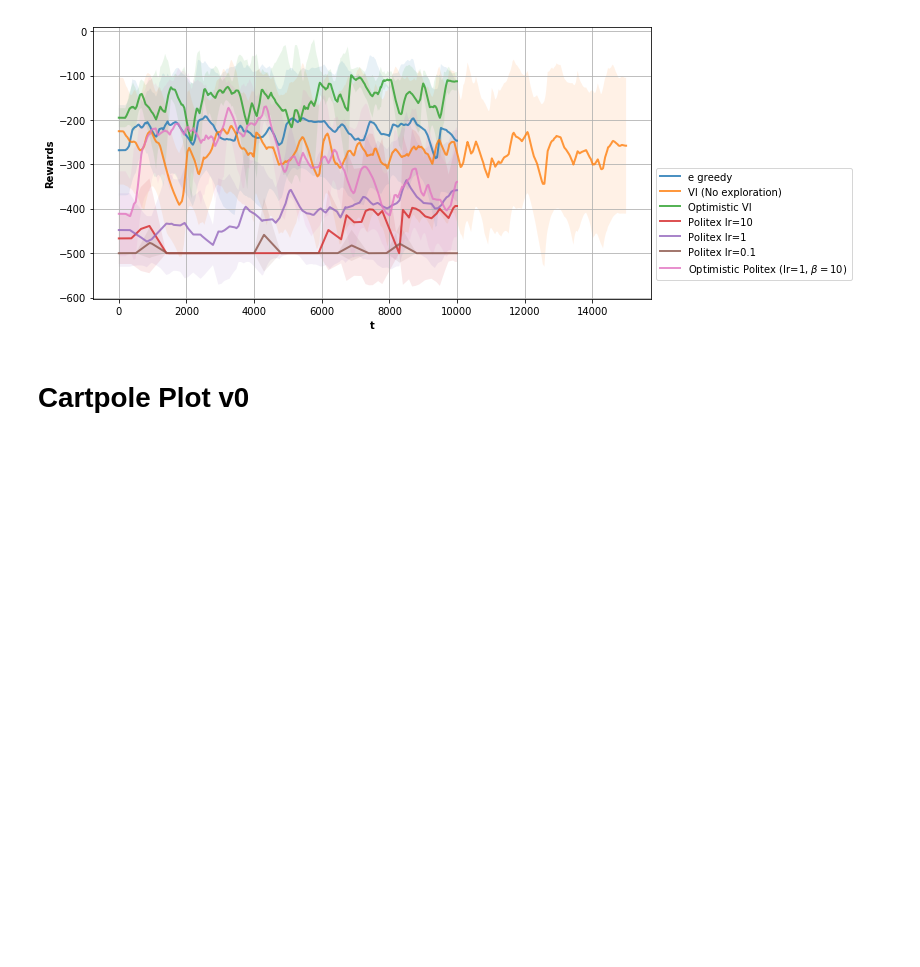
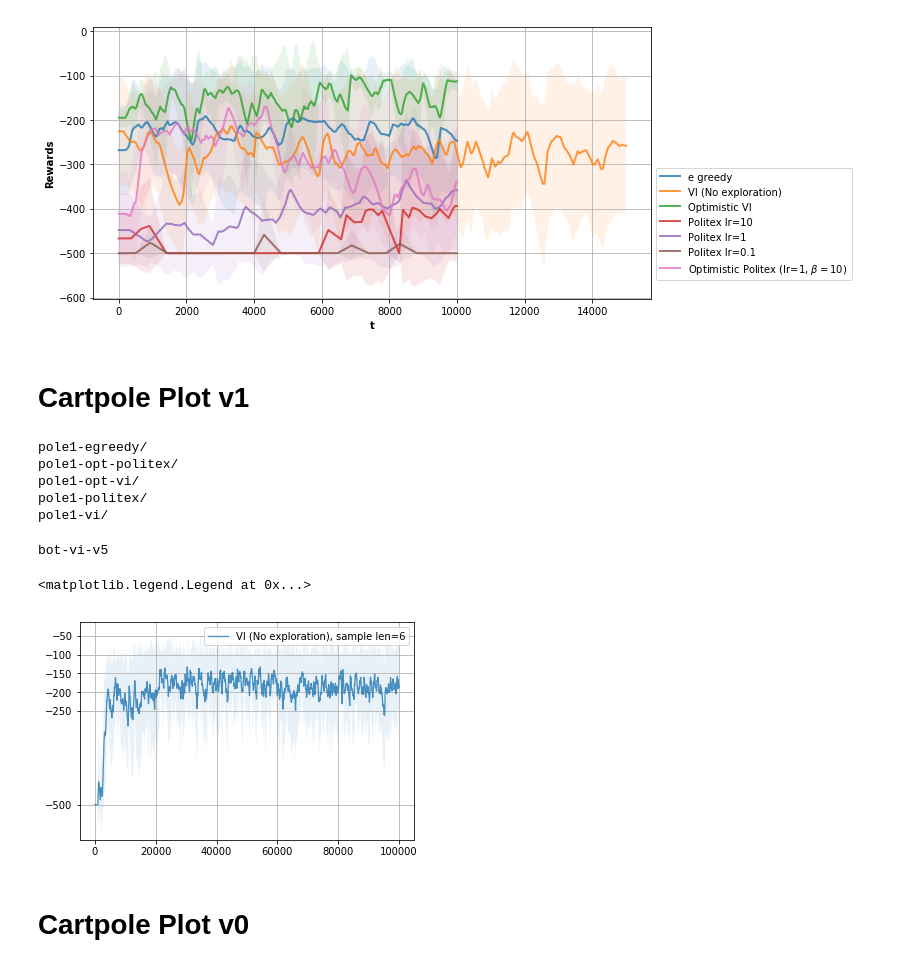
Before and after one commit to anhddo/oppoliter, a Jupyter notebook: notebook/ls-avg-reward.ipynb, the cells around one changed output. Drawn from its saved outputs; the diff is of its cells as text; code cells hidden in the pictures; blank space fills up the shorter version.

```diff
--- a/notebook/ls-avg-reward.ipynb
+++ b/notebook/ls-avg-reward.ipynb
@@ -170,6 +222,28 @@ bot-opt-politex
 cp bot-v1.png ../notebook/
 # %%
 mv ../notebook/tmp.csv .
+# %% [markdown]
+# Cartpole Plot v1
+# %%
+ls|grep pole1
+# %% [output]
+pole1-egreedy/
+pole1-opt-politex/
+pole1-opt-vi/
+pole1-politex/
+pole1-vi/
+# %%
+plt.grid()
+alpha=0.1
+lw=1.3
+cutlen = 50000
+line_95_percent('bot-vi-v5', label='VI (No exploration), sample len=6', linewidth=lw, alpha=alpha) #
+plt.yticks([-50, -100, -200, -150, -250, -500])
+plt.legend()
+# %% [output]
+bot-vi-v5
+<matplotlib.legend.Legend at 0x...>
+[figure, added]
 # %% [markdown]
 # Cartpole Plot v0
 # %%
```
Also changed, not shown: parts of 15 cells of this notebook, 5 other files.
